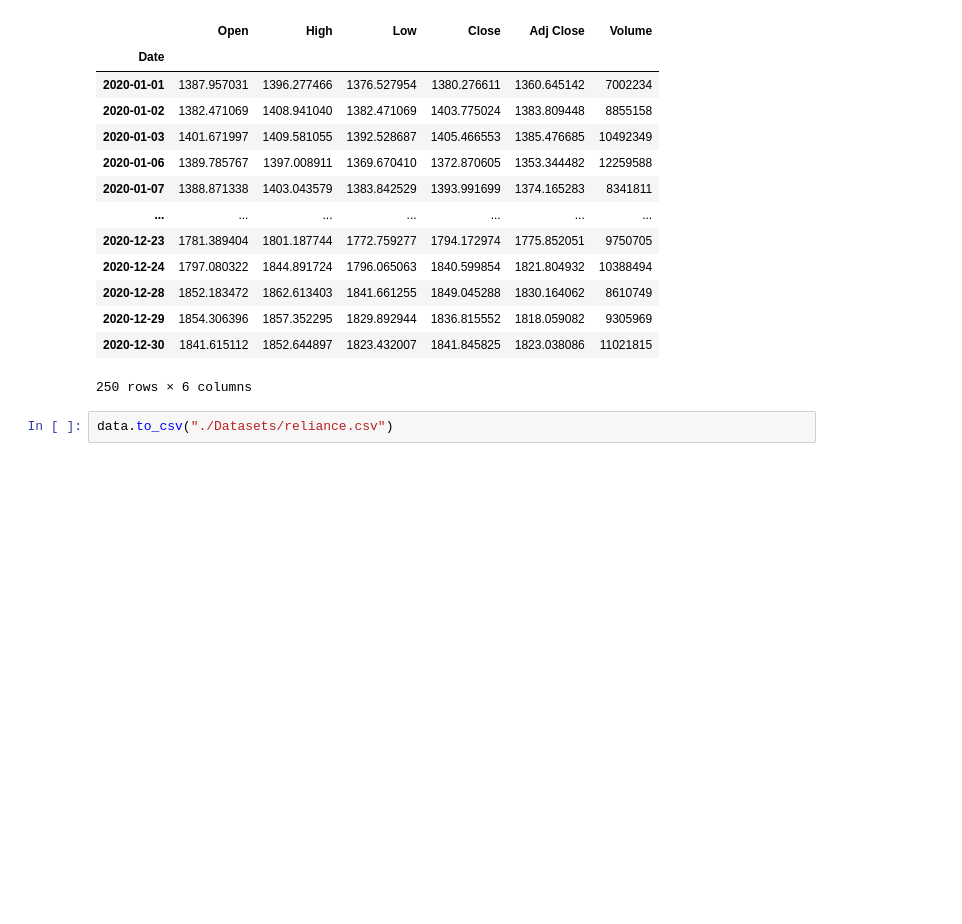
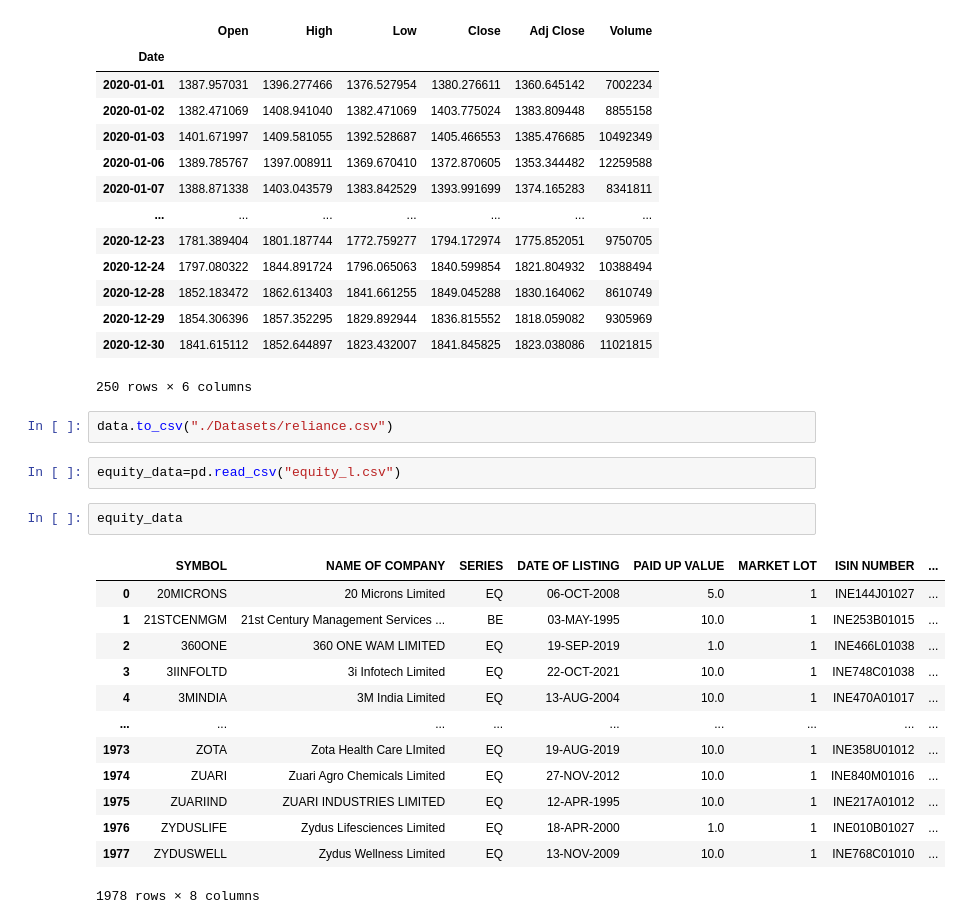
Before and after one commit to p4rz1v4l26/Indian-Stock-Market-using-NSETool-, a Jupyter notebook: index.ipynb, the cells around one changed output. Drawn from its saved outputs; the diff is of its cells as text; blank space fills up the shorter version.

```diff
--- a/index.ipynb
+++ b/index.ipynb
@@ -121,3 +121,21 @@ data
 250 rows × 6 columns
 # %%
 data.to_csv("./Datasets/reliance.csv")
+# %%
+equity_data=pd.read_csv("equity_l.csv")
+# %%
+equity_data
+# %% [output]
+|  | SYMBOL | NAME OF COMPANY | SERIES | DATE OF LISTING | PAID UP VALUE | MARKET LOT | ISIN NUMBER | ... |
+| 0 | 20MICRONS | 20 Microns Limited | EQ | 06-OCT-2008 | 5.0 | 1 | INE144J01027 | ... |
+| 1 | 21STCENMGM | 21st Century Management Services ... | BE | 03-MAY-1995 | 10.0 | 1 | INE253B01015 | ... |
+| 2 | 360ONE | 360 ONE WAM LIMITED | EQ | 19-SEP-2019 | 1.0 | 1 | INE466L01038 | ... |
+| 3 | 3IINFOLTD | 3i Infotech Limited | EQ | 22-OCT-2021 | 10.0 | 1 | INE748C01038 | ... |
+| 4 | 3MINDIA | 3M India Limited | EQ | 13-AUG-2004 | 10.0 | 1 | INE470A01017 | ... |
+| ... | ... | ... | ... | ... | ... | ... | ... | ... |
+| 1973 | ZOTA | Zota Health Care LImited | EQ | 19-AUG-2019 | 10.0 | 1 | INE358U01012 | ... |
+| 1974 | ZUARI | Zuari Agro Chemicals Limited | EQ | 27-NOV-2012 | 10.0 | 1 | INE840M01016 | ... |
+| 1975 | ZUARIIND | ZUARI INDUSTRIES LIMITED | EQ | 12-APR-1995 | 10.0 | 1 | INE217A01012 | ... |
+| 1976 | ZYDUSLIFE | Zydus Lifesciences Limited | EQ | 18-APR-2000 | 1.0 | 1 | INE010B01027 | ... |
+| 1977 | ZYDUSWELL | Zydus Wellness Limited | EQ | 13-NOV-2009 | 10.0 | 1 | INE768C01010 | ... |
+1978 rows × 8 columns
```
Also changed, not shown: parts of 3 cells of this notebook.
